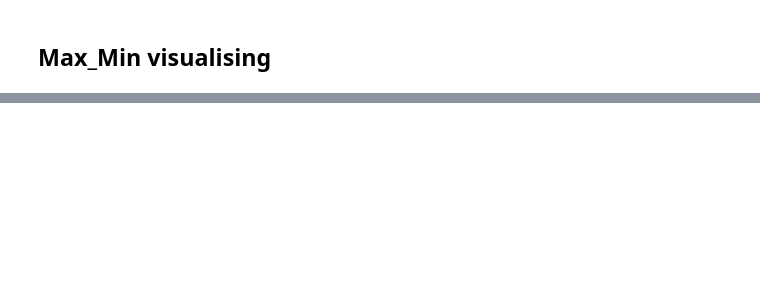
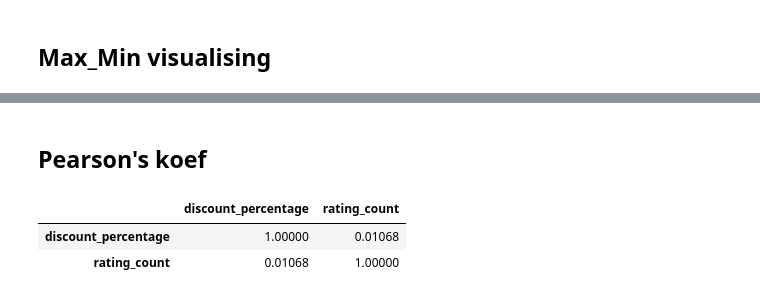
Before and after one commit to JavaConterry/SpecProg-DS-DA, a Jupyter notebook: Course Project/Amazon Sales Analysis.ipynb, the cells around one changed output, grey strips where cells are left out. Saved outputs shown, nothing was run; the diff lists cells and outputs as text; code cells hidden in the pictures; blank space fills up the shorter version.

```diff
--- a/Course Project/Amazon Sales Analysis.ipynb
+++ b/Course Project/Amazon Sales Analysis.ipynb
@@ -150,0 +206,8 @@ sns.histplot(num_df)
+# %% [markdown]
+## Pearson's koef
+# %%
+num_df[['discount_percentage', 'rating_count']].corr(method='pearson')
+# %% [output]
+|  | discount_percentage | rating_count |
+| discount_percentage | 1.00000 | 0.01068 |
+| rating_count | 0.01068 | 1.00000 |
```
Also changed, not shown: parts of 27 cells of this notebook.
